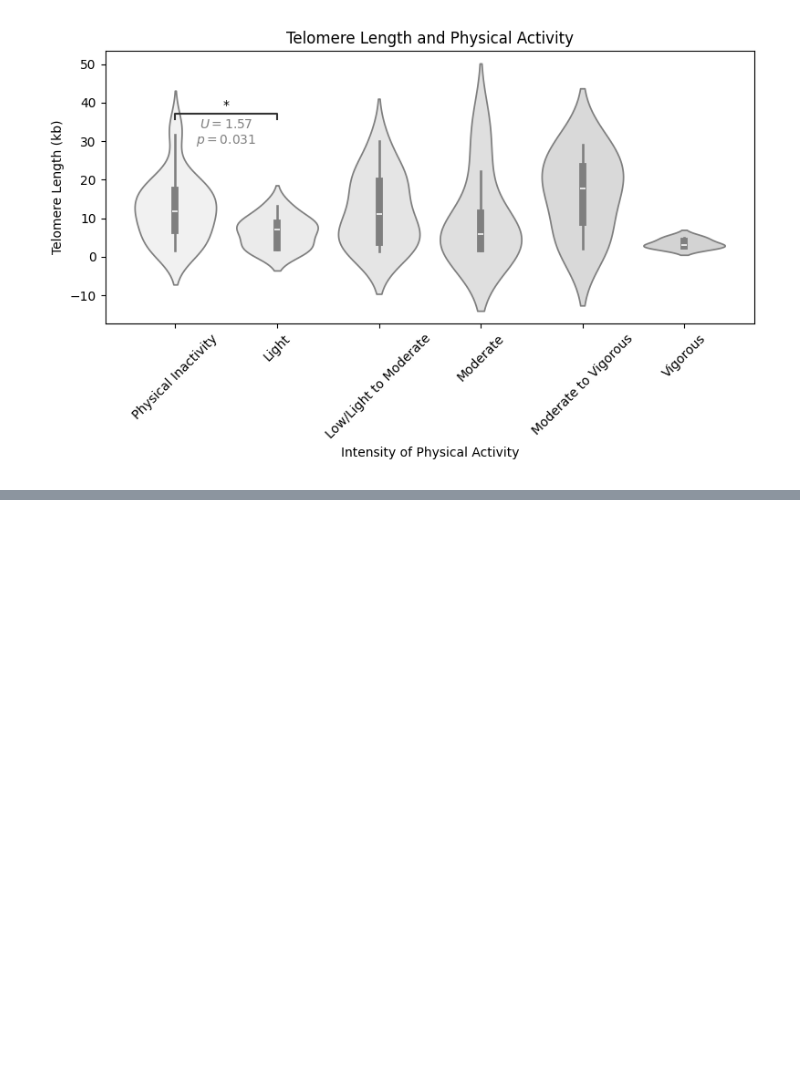
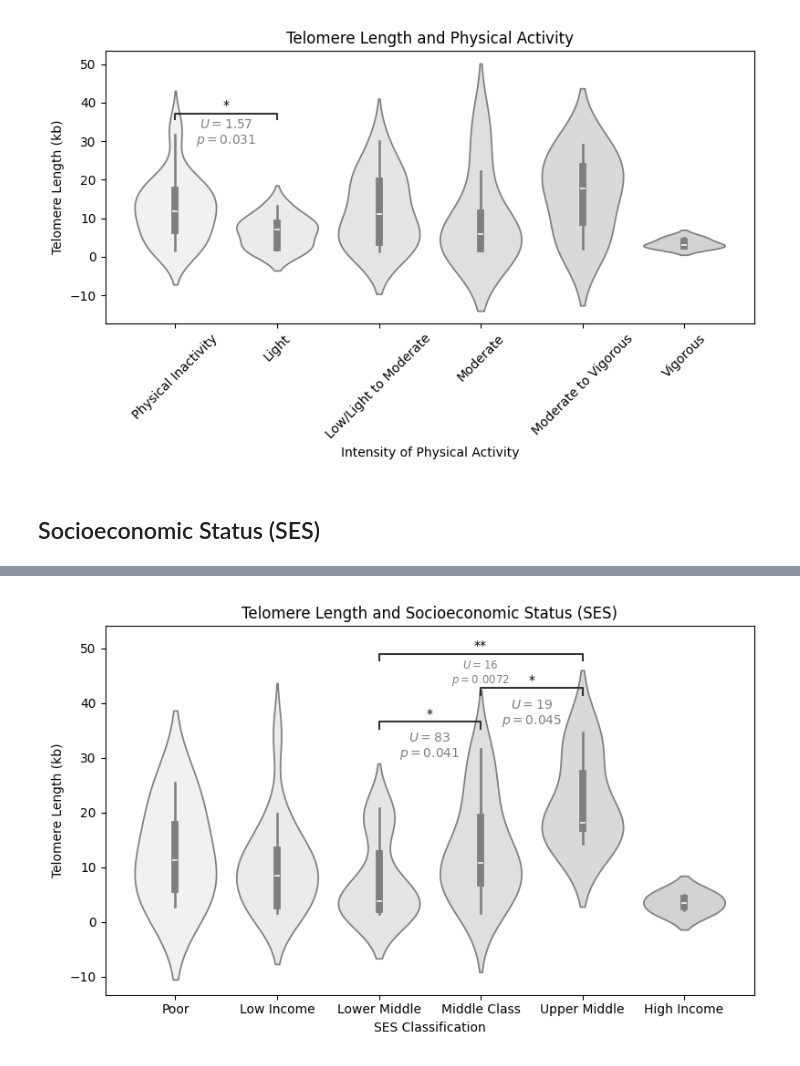
Before and after one commit to akaeii/telomere-mental-health, a Jupyter notebook: exploratory_data_analysis/exploratory_data_analysis.ipynb, the cells around one changed output, grey strips where cells are left out. Drawn from its saved outputs; the diff is of its cells as text; code cells hidden in the pictures; blank space fills up the shorter version.

Commit message:
Added telomere length and socioeconomic status analysis.

```diff
--- a/exploratory_data_analysis/exploratory_data_analysis.ipynb
+++ b/exploratory_data_analysis/exploratory_data_analysis.ipynb
@@ -865,3 +865,75 @@ p-value annotation legend:
 
 Physical Inactivity vs. Light: Mann-Whitney-Wilcoxon test two-sided, P_val:3.103e-02 U_stat=1.570e+02
 [figure]
+# %% [markdown]
+<h2>Socioeconomic Status (SES)</h2>
+# %%
+ses_tl_temp = data[["telomere_length", "ses"]].copy()
+ses_tl_order = [
+    "Poor",
+    "Low Income",
+    "Lower Middle",
+    "Middle Class",
+    "Upper Middle",
+    "High Income",
+]
+
+ses_tl_temp.ses = ses_tl_temp.ses.map({i: n for i, n in zip(range(1, 7), ses_tl_order)})
+ses_tl_temp.ses = pd.Categorical(ses_tl_temp.ses, categories=ses_tl_order, ordered=True)
+
+ses_pairs = list(combinations(ses_tl_order, r=2))
+# %%
+ses_tl_fig, ses_tl_ax = plt.subplots(1, 1, figsize=(8, 5))
+
+sns.violinplot(
+    data=ses_tl_temp,
+    x="ses",
+    y="telomere_length",
+    hue="ses",
+    palette=sns.light_palette("lightgray", n_colors=6),
+    ax=ses_tl_ax,
+)
+
+# ses_tl_ax.xaxis.set_tick_params(rotation=45)
+ses_tl_ax.set(
+    title="Telomere Length and Socioeconomic Status (SES)",
+    xlabel="SES Classification",
+    ylabel="Telomere Length (kb)",
+)
+
+
+annotator = Annotator(
+    ax=ses_tl_ax,
+    pairs=[
+        ("Lower Middle", "Middle Class"),
+        ("Middle Class", "Upper Middle"),
+        ("Lower Middle", "Upper Middle"),
+    ],
+    x=ses_tl_temp.ses,
+    y=data.telomere_length,
+)
+annotator.configure(test="Mann-Whitney", text_format="star", loc="inside")
+annotator.apply_and_annotate()
+
+ses_tl_ax.text(
+    x=2.5, y=32, s="$U = 83$" "\n$p = 0.041$", alpha=0.5, ha="center", va="center"
+)
+ses_tl_ax.text(
+    x=3,
+    y=45.3,
+    s="$U = 16$" "\n$p = 0.0072$",
+    alpha=0.5,
+    ha="center",
+    va="center",
+    fontdict={"size": 8.5},
+)
+ses_tl_ax.text(
+    x=3.5, y=38, s="$U = 19$" "\n$p = 0.045$", alpha=0.5, ha="center", va="center"
+)
+
+
+ses_tl_fig.tight_layout()
+ses_tl_fig.savefig(
+    "figures/Telomere Length and Socioeconomic Status (SES).png", dpi=300
+)
+# %% [output]
@@ -867,0 +950 @@ Physical Inactivity vs. Light: Mann-Whitney-Wilcoxon test two-sided, P_val:3.103
+[figure, added]
```
Also changed, not shown: parts of 1 cell of this notebook, 1 other file.
